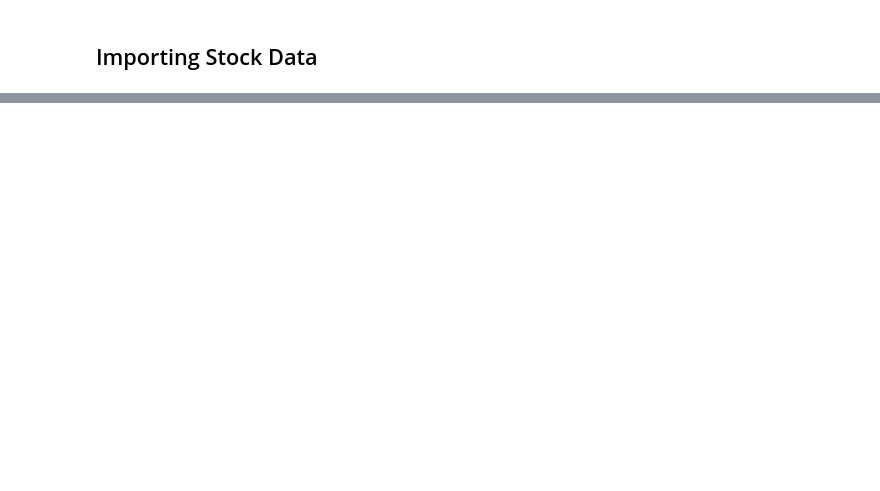
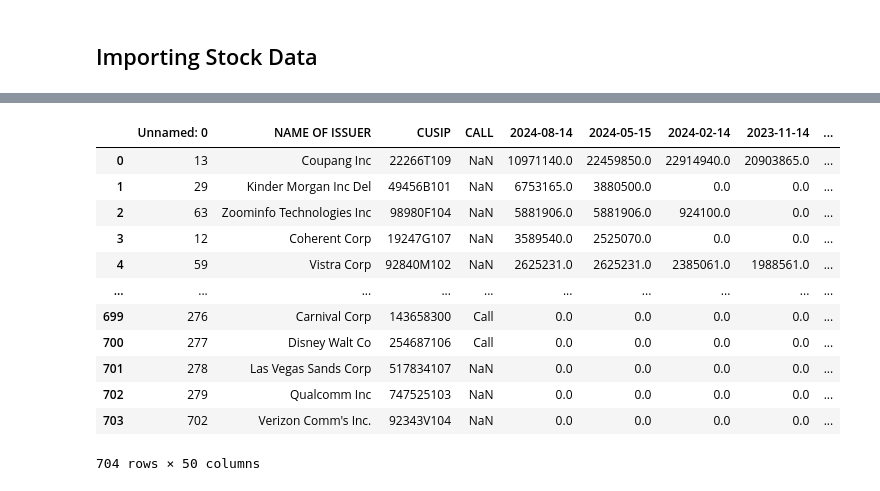
Before and after one commit to brock-fassnacht/Whale_Watchers, a Jupyter notebook: Holdings Analysis - Sectors.ipynb, the cells around one changed output, grey strips where cells are left out. Saved outputs shown, nothing was run; the diff lists cells and outputs as text; code cells hidden in the pictures; blank space fills up the shorter version.

```diff
--- a/Holdings Analysis - Sectors.ipynb
+++ b/Holdings Analysis - Sectors.ipynb
@@ -36 +26,28 @@ df1[df1["SYMBOL"].isnull()].sort_values(by = "2024-08-14")
+# %%
+directory = "Holdings_shares"
+
+# Create an empty dictionary to store DataFrames
+dfs = {}
+
+# Iterate through each file in the directory
+for filename in os.listdir(directory):
+    if filename.endswith(".csv"):
+        # Construct the full file path
+        filepath = os.path.join(directory, filename)
+
+        # Read the CSV file into a DataFrame
+        df_name = os.path.splitext(filename)[0]  # Get the file name without the extension
+
+        read_df = pd.read_csv(filepath)
+        read_df = read_df.merge(mapping[["CUSIP", "SYMBOL"]].drop_duplicates(), how = 'left', on = "CUSIP")
+
+        dfs[df_name] = read_df
+
+
+## Uniue symbols used to pull sector
+symbols = pd.concat(dfs.values())
+
+symbols.loc[symbols['SYMBOL'] == 'BRKB', 'SYMBOL'] = 'BRK-B'
+
+unique_symbols = symbols[["NAME OF ISSUER", "SYMBOL"]].drop_duplicates()
 # %%
@@ -129,0 +282,16 @@ data.info
+# %%
+dfs["Stanley_Druckenmiller"]
+# %% [output]
+|  | Unnamed: 0 | NAME OF ISSUER | CUSIP | CALL | 2024-08-14 | 2024-05-15 | 2024-02-14 | 2023-11-14 | ... |
+| 0 | 13 | Coupang Inc | 22266T109 | NaN | 10971140.0 | 22459850.0 | 22914940.0 | 20903865.0 | ... |
+| 1 | 29 | Kinder Morgan Inc Del | 49456B101 | NaN | 6753165.0 | 3880500.0 | 0.0 | 0.0 | ... |
+| 2 | 63 | Zoominfo Technologies Inc | 98980F104 | NaN | 5881906.0 | 5881906.0 | 924100.0 | 0.0 | ... |
+| 3 | 12 | Coherent Corp | 19247G107 | NaN | 3589540.0 | 2525070.0 | 0.0 | 0.0 | ... |
+| 4 | 59 | Vistra Corp | 92840M102 | NaN | 2625231.0 | 2625231.0 | 2385061.0 | 1988561.0 | ... |
+| ... | ... | ... | ... | ... | ... | ... | ... | ... | ... |
+| 699 | 276 | Carnival Corp | 143658300 | Call | 0.0 | 0.0 | 0.0 | 0.0 | ... |
+| 700 | 277 | Disney Walt Co | 254687106 | Call | 0.0 | 0.0 | 0.0 | 0.0 | ... |
+| 701 | 278 | Las Vegas Sands Corp | 517834107 | NaN | 0.0 | 0.0 | 0.0 | 0.0 | ... |
+| 702 | 279 | Qualcomm Inc | 747525103 | NaN | 0.0 | 0.0 | 0.0 | 0.0 | ... |
+| 703 | 702 | Verizon Comm's Inc. | 92343V104 | NaN | 0.0 | 0.0 | 0.0 | 0.0 | ... |
+704 rows × 50 columns
```
Also changed, not shown: parts of 19 cells of this notebook, 1 other file.
